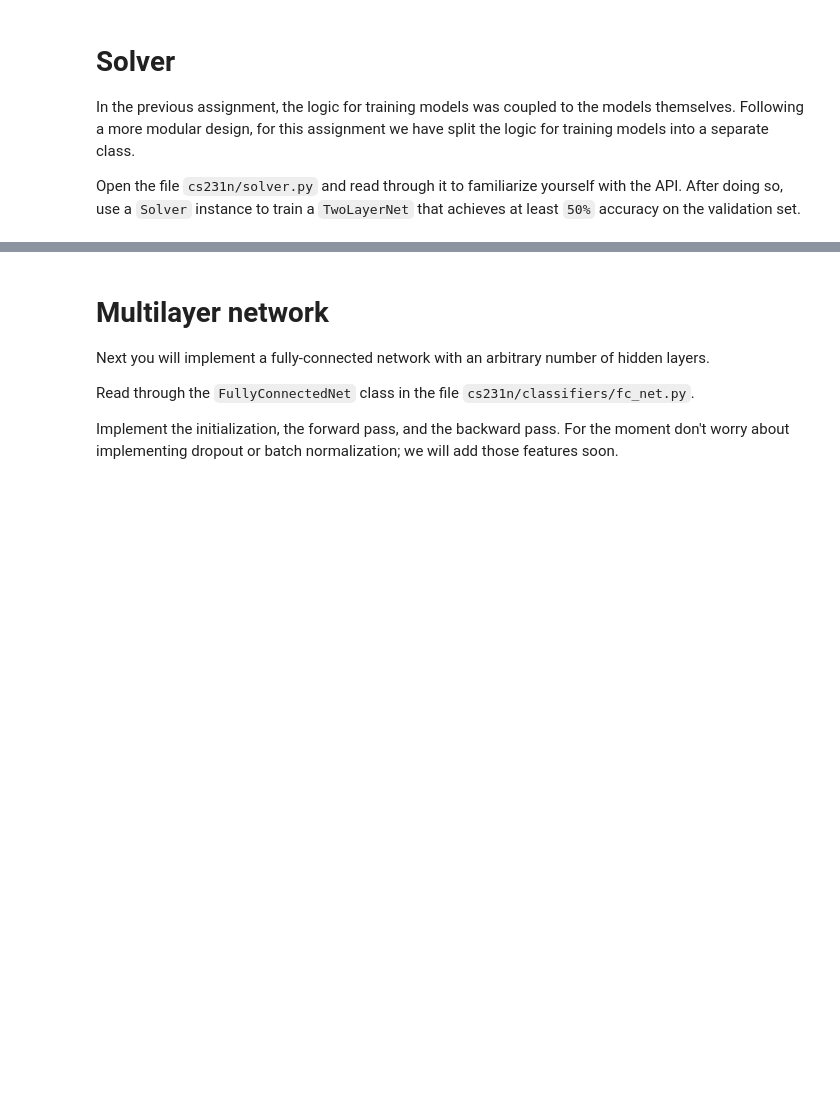
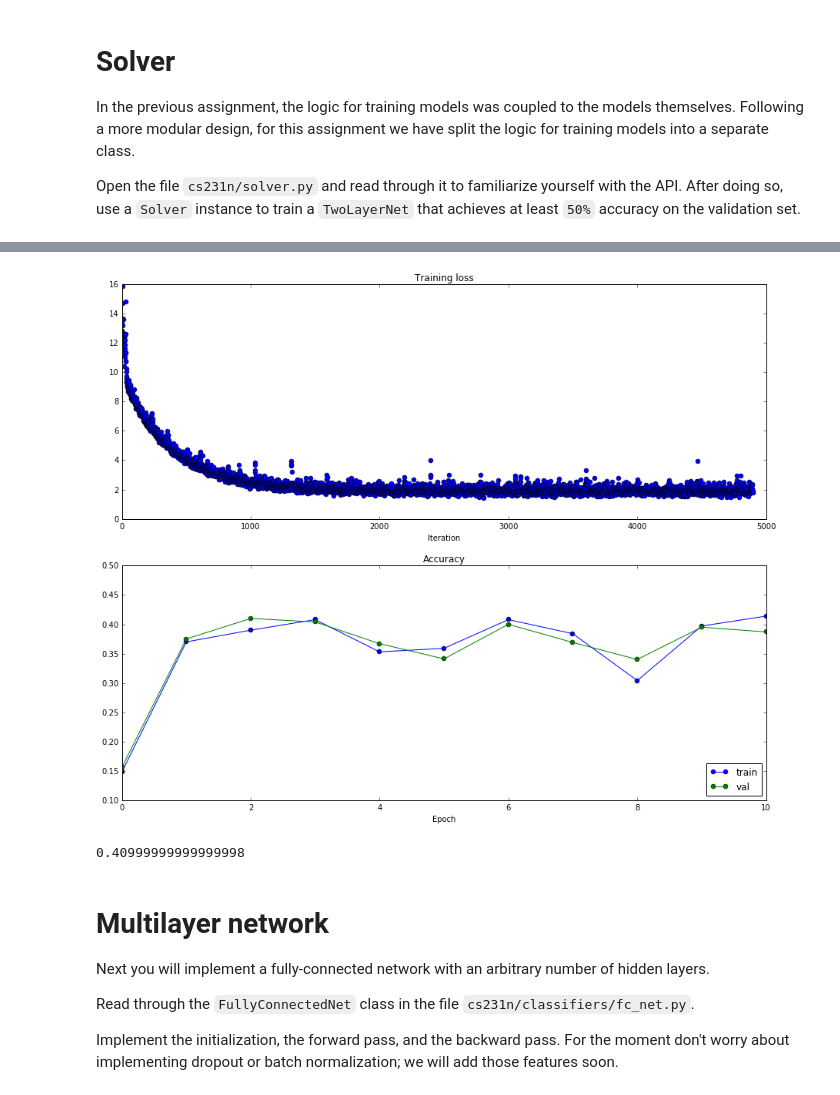
Before and after one commit to shengshuyang/StanfordCNNClass, a Jupyter notebook: assignment2/FullyConnectedNets.ipynb, the cells around one changed output, grey strips where cells are left out. Saved outputs shown, nothing was run; the diff lists cells and outputs as text; code cells hidden in the pictures; blank space fills up the shorter version.

Commit message:
finished 2 layer neural network.

```diff
--- a/assignment2/FullyConnectedNets.ipynb
+++ b/assignment2/FullyConnectedNets.ipynb
@@ -282,14 +327,16 @@ In the previous assignment, the logic for training models was coupled to the mod
 
 Open the file `cs231n/solver.py` and read through it to familiarize yourself with the API. After doing so, use a `Solver` instance to train a `TwoLayerNet` that achieves at least `50%` accuracy on the validation set.
 # %%
-model = TwoLayerNet()
-solver = None
+model = TwoLayerNet(reg = 0.2)
+config = {'learning_rate':20e-4}
+solver = Solver(model, data, update_rule = 'sgd', optim_config = config)
 
 ##############################################################################
 # TODO: Use a Solver instance to train a TwoLayerNet that achieves at least  #
 # 50% accuracy on the validation set.                                        #
 ##############################################################################
-pass
+solver.train()
+# solver.check_accuracy(data['X_val'], data['y_val'])
 ##############################################################################
 #                             END OF YOUR CODE                               #
 ##############################################################################
@@ -296,20 +361,25 @@ pass
 # %%
 # Run this cell to visualize training loss and train / val accuracy
 
 plt.subplot(2, 1, 1)
 plt.title('Training loss')
 plt.plot(solver.loss_history, 'o')
 plt.xlabel('Iteration')
 
 plt.subplot(2, 1, 2)
 plt.title('Accuracy')
 plt.plot(solver.train_acc_history, '-o', label='train')
 plt.plot(solver.val_acc_history, '-o', label='val')
 plt.plot([0.5] * len(solver.val_acc_history), 'k--')
 plt.xlabel('Epoch')
 plt.legend(loc='lower right')
 plt.gcf().set_size_inches(15, 12)
 plt.show()
+
+solver.check_accuracy(data['X_val'], data['y_val'])
+# %% [output]
+[figure, added]
+0.40999999999999998
 # %% [markdown]
 # Multilayer network
 Next you will implement a fully-connected network with an arbitrary number of hidden layers.
```
Also changed, not shown: parts of 11 cells of this notebook, 3 other files.
